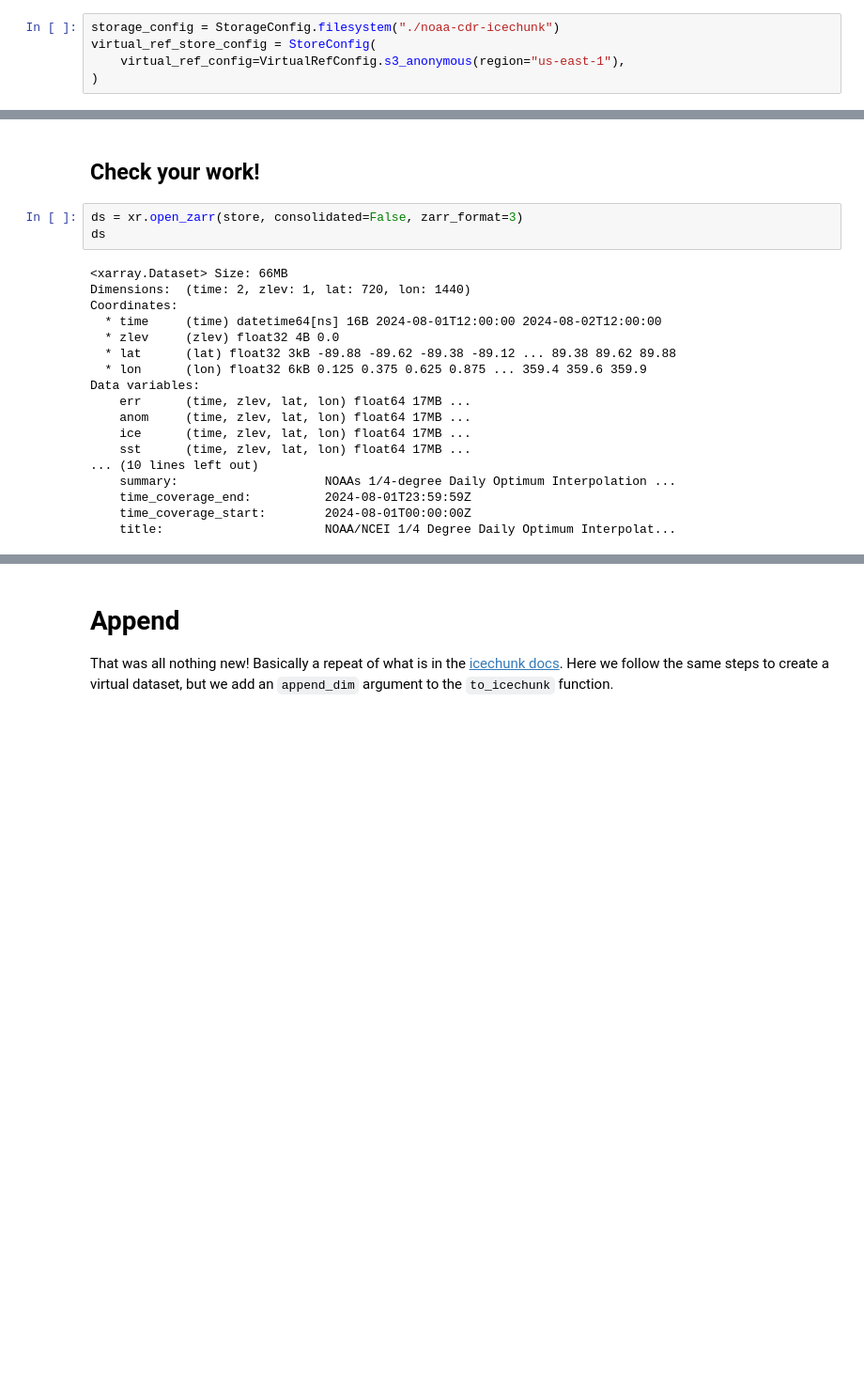
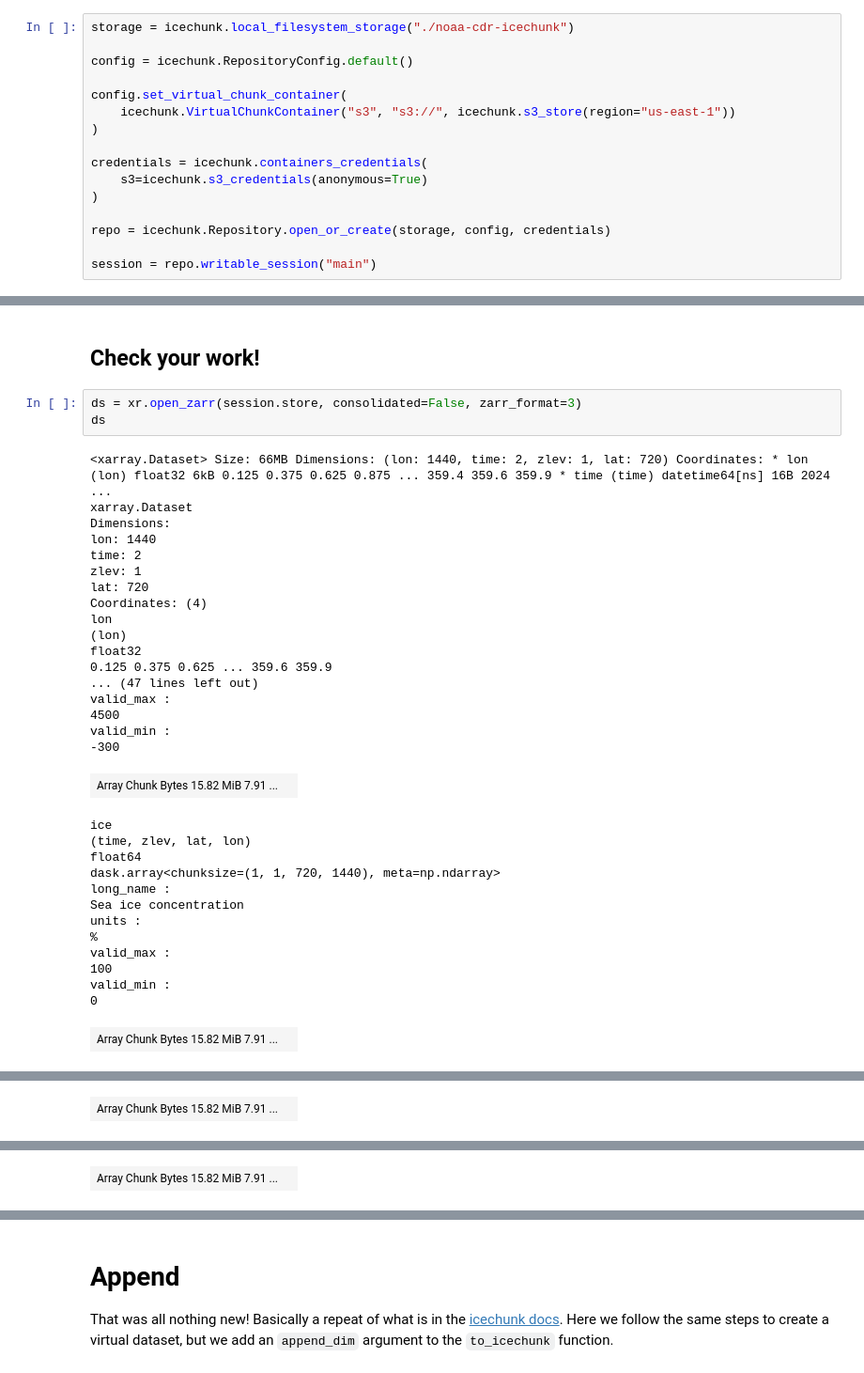
Before and after one commit to zarr-developers/VirtualiZarr, a Jupyter notebook: examples/append/noaa-cdr-sst.ipynb, the cells around one changed output, grey strips where cells are left out. Shown at 94% size. Cells and saved outputs as stored; diff of their text form; blank space fills up the shorter version.

```diff
--- a/examples/append/noaa-cdr-sst.ipynb
+++ b/examples/append/noaa-cdr-sst.ipynb
@@ -66,7 +84,18 @@ virtual_ds = xr.concat(
 # %% [markdown]
 ## Initialize the Icechunk Store
 # %%
-storage_config = StorageConfig.filesystem("./noaa-cdr-icechunk")
-virtual_ref_store_config = StoreConfig(
-    virtual_ref_config=VirtualRefConfig.s3_anonymous(region="us-east-1"),
+storage = icechunk.local_filesystem_storage("./noaa-cdr-icechunk")
+
+config = icechunk.RepositoryConfig.default()
+
+config.set_virtual_chunk_container(
+    icechunk.VirtualChunkContainer("s3", "s3://", icechunk.s3_store(region="us-east-1"))
 )
+
+credentials = icechunk.containers_credentials(
+    s3=icechunk.s3_credentials(anonymous=True)
+)
+
+repo = icechunk.Repository.open_or_create(storage, config, credentials)
+
+session = repo.writable_session("main")
@@ -85,23 +110,37 @@ store.commit("first 2 days of 202408 data")
 # %% [markdown]
 ## Check your work!
 # %%
-ds = xr.open_zarr(store, consolidated=False, zarr_format=3)
+ds = xr.open_zarr(session.store, consolidated=False, zarr_format=3)
 ds
 # %% [output]
-<xarray.Dataset> Size: 66MB
-Dimensions:  (time: 2, zlev: 1, lat: 720, lon: 1440)
-Coordinates:
-  * time     (time) datetime64[ns] 16B 2024-08-01T12:00:00 2024-08-02T12:00:00
-  * zlev     (zlev) float32 4B 0.0
-  * lat      (lat) float32 3kB -89.88 -89.62 -89.38 -89.12 ... 89.38 89.62 89.88
-  * lon      (lon) float32 6kB 0.125 0.375 0.625 0.875 ... 359.4 359.6 359.9
-Data variables:
-    err      (time, zlev, lat, lon) float64 17MB ...
-    anom     (time, zlev, lat, lon) float64 17MB ...
-    ice      (time, zlev, lat, lon) float64 17MB ...
-    sst      (time, zlev, lat, lon) float64 17MB ...
-... (10 lines left out)
-    summary:                    NOAAs 1/4-degree Daily Optimum Interpolation ...
-    time_coverage_end:          2024-08-01T23:59:59Z
-    time_coverage_start:        2024-08-01T00:00:00Z
-    title:                      NOAA/NCEI 1/4 Degree Daily Optimum Interpolat...
+<xarray.Dataset> Size: 66MB Dimensions: (lon: 1440, time: 2, zlev: 1, lat: 720) Coordinates: * lon (lon) float32 6kB 0.125 0.375 0.625 0.875 ... 359.4 359.6 359.9 * time (time) datetime64[ns] 16B 2024 ...
+xarray.Dataset
+Dimensions:
+lon: 1440
+time: 2
+zlev: 1
+lat: 720
+Coordinates: (4)
+lon
+(lon)
+float32
+0.125 0.375 0.625 ... 359.6 359.9
+... (47 lines left out)
+valid_max :
+4500
+valid_min :
+-300
+| Array Chunk Bytes 15.82 MiB 7.91 ... |  |
+ice
+(time, zlev, lat, lon)
+float64
+dask.array<chunksize=(1, 1, 720, 1440), meta=np.ndarray>
+long_name :
+Sea ice concentration
+units :
+%
+valid_max :
+100
+valid_min :
+0
+| Array Chunk Bytes 15.82 MiB 7.91 ... |  |
@@ -107,0 +159 @@ Data variables:
+| Array Chunk Bytes 15.82 MiB 7.91 ... |  |
@@ -107,0 +172 @@ Data variables:
+| Array Chunk Bytes 15.82 MiB 7.91 ... |  |
```
Also changed, not shown: parts of 13 cells of this notebook, 1 other file.
